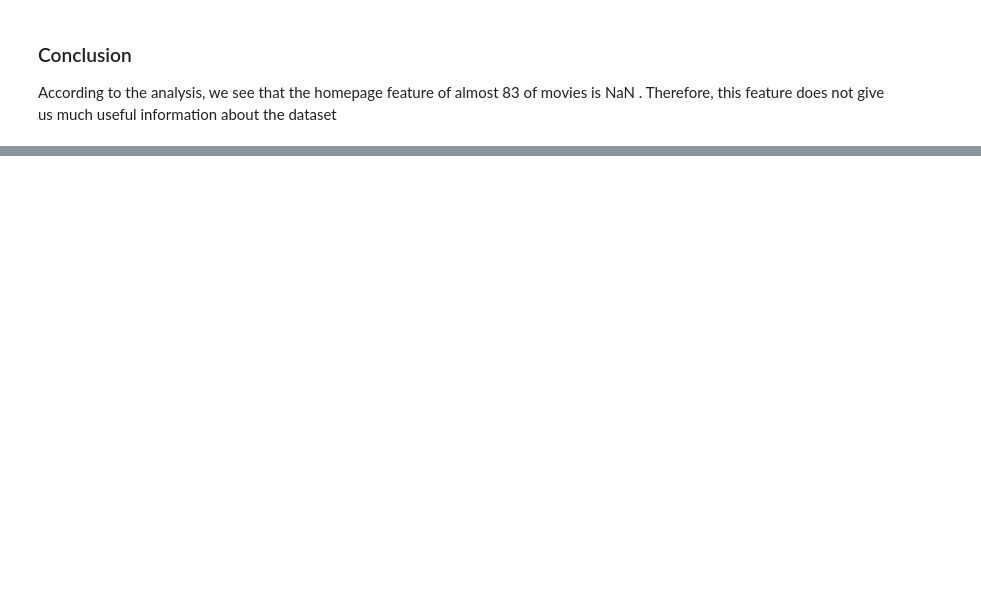
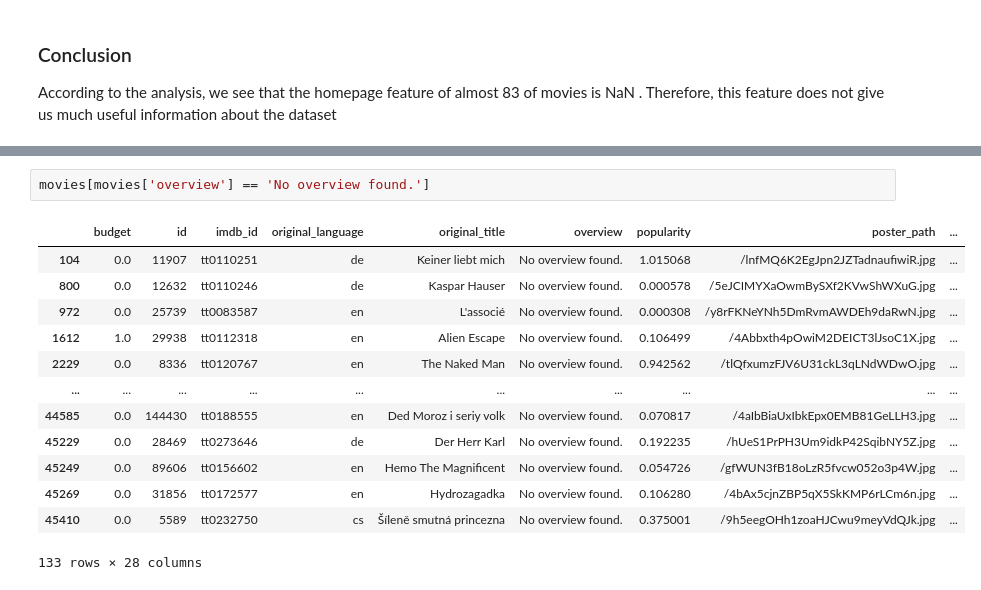
Before and after one commit to MohammadRouintan/Movie-Recommender-System, a Jupyter notebook: MovieMetadataEDA.ipynb, the cells around one changed output, grey strips where cells are left out. Cells and saved outputs as stored; diff of their text form; blank space fills up the shorter version.

```diff
--- a/MovieMetadataEDA.ipynb
+++ b/MovieMetadataEDA.ipynb
@@ -213,0 +327,16 @@ According to the analysis, we see that the homepage feature of almost 83 of movi
+# %%
+movies[movies['overview'] == 'No overview found.']
+# %% [output]
+|  | budget | id | imdb_id | original_language | original_title | overview | popularity | poster_path | ... |
+| 104 | 0.0 | 11907 | tt0110251 | de | Keiner liebt mich | No overview found. | 1.015068 | /lnfMQ6K2EgJpn2JZTadnaufiwiR.jpg | ... |
+| 800 | 0.0 | 12632 | tt0110246 | de | Kaspar Hauser | No overview found. | 0.000578 | /5eJCIMYXaOwmBySXf2KVwShWXuG.jpg | ... |
+| 972 | 0.0 | 25739 | tt0083587 | en | L'associé | No overview found. | 0.000308 | /y8rFKNeYNh5DmRvmAWDEh9daRwN.jpg | ... |
+| 1612 | 1.0 | 29938 | tt0112318 | en | Alien Escape | No overview found. | 0.106499 | /4Abbxth4pOwiM2DEICT3lJsoC1X.jpg | ... |
+| 2229 | 0.0 | 8336 | tt0120767 | en | The Naked Man | No overview found. | 0.942562 | /tlQfxumzFJV6U31ckL3qLNdWDwO.jpg | ... |
+| ... | ... | ... | ... | ... | ... | ... | ... | ... | ... |
+| 44585 | 0.0 | 144430 | tt0188555 | en | Ded Moroz i seriy volk | No overview found. | 0.070817 | /4aIbBiaUxIbkEpx0EMB81GeLLH3.jpg | ... |
+| 45229 | 0.0 | 28469 | tt0273646 | de | Der Herr Karl | No overview found. | 0.192235 | /hUeS1PrPH3Um9idkP42SqibNY5Z.jpg | ... |
+| 45249 | 0.0 | 89606 | tt0156602 | en | Hemo The Magnificent | No overview found. | 0.054726 | /gfWUN3fB18oLzR5fvcw052o3p4W.jpg | ... |
+| 45269 | 0.0 | 31856 | tt0172577 | en | Hydrozagadka | No overview found. | 0.106280 | /4bAx5cjnZBP5qX5SkKMP6rLCm6n.jpg | ... |
+| 45410 | 0.0 | 5589 | tt0232750 | cs | Šíleně smutná princezna | No overview found. | 0.375001 | /9h5eegOHh1zoaHJCwu9meyVdQJk.jpg | ... |
+133 rows × 28 columns
```
Also changed, not shown: parts of 17 cells of this notebook.
